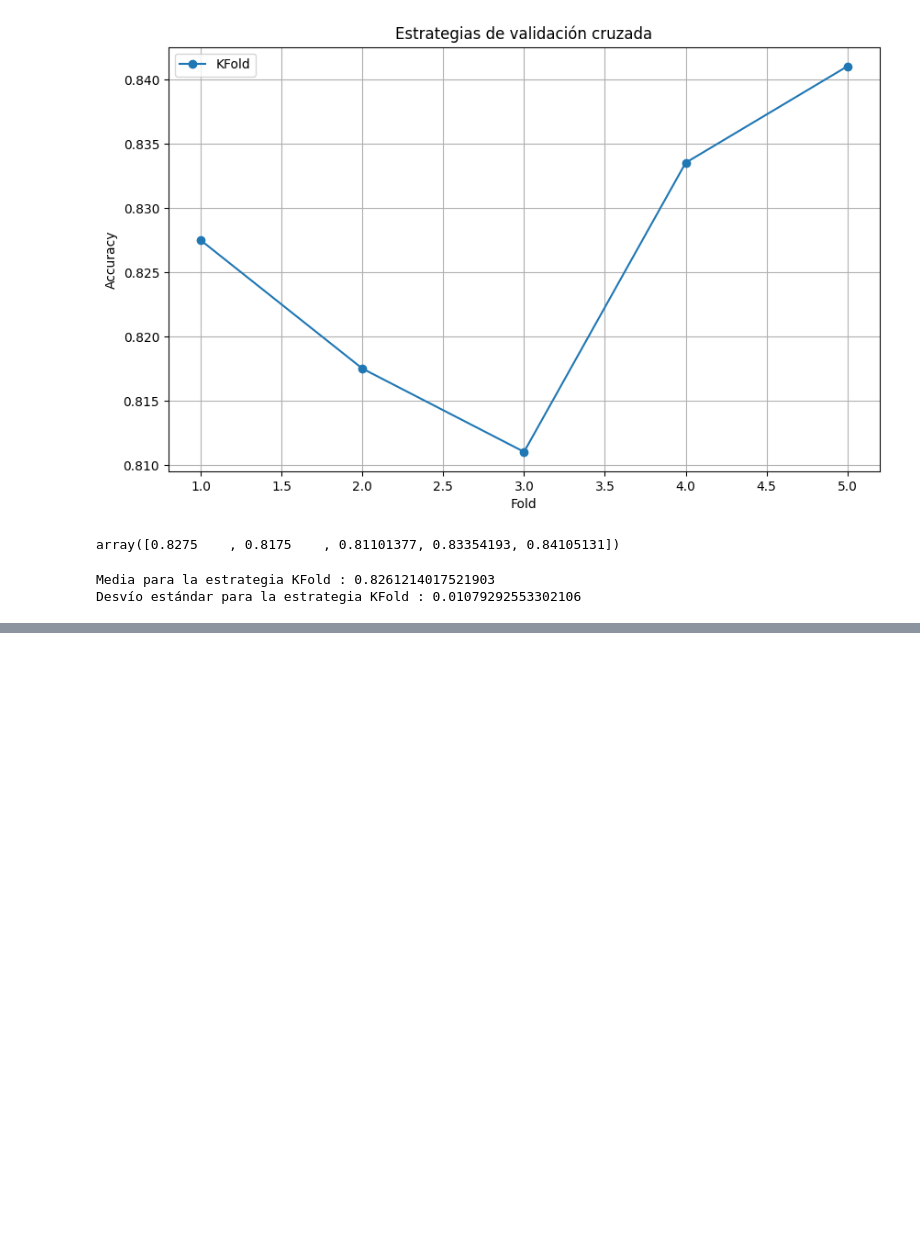
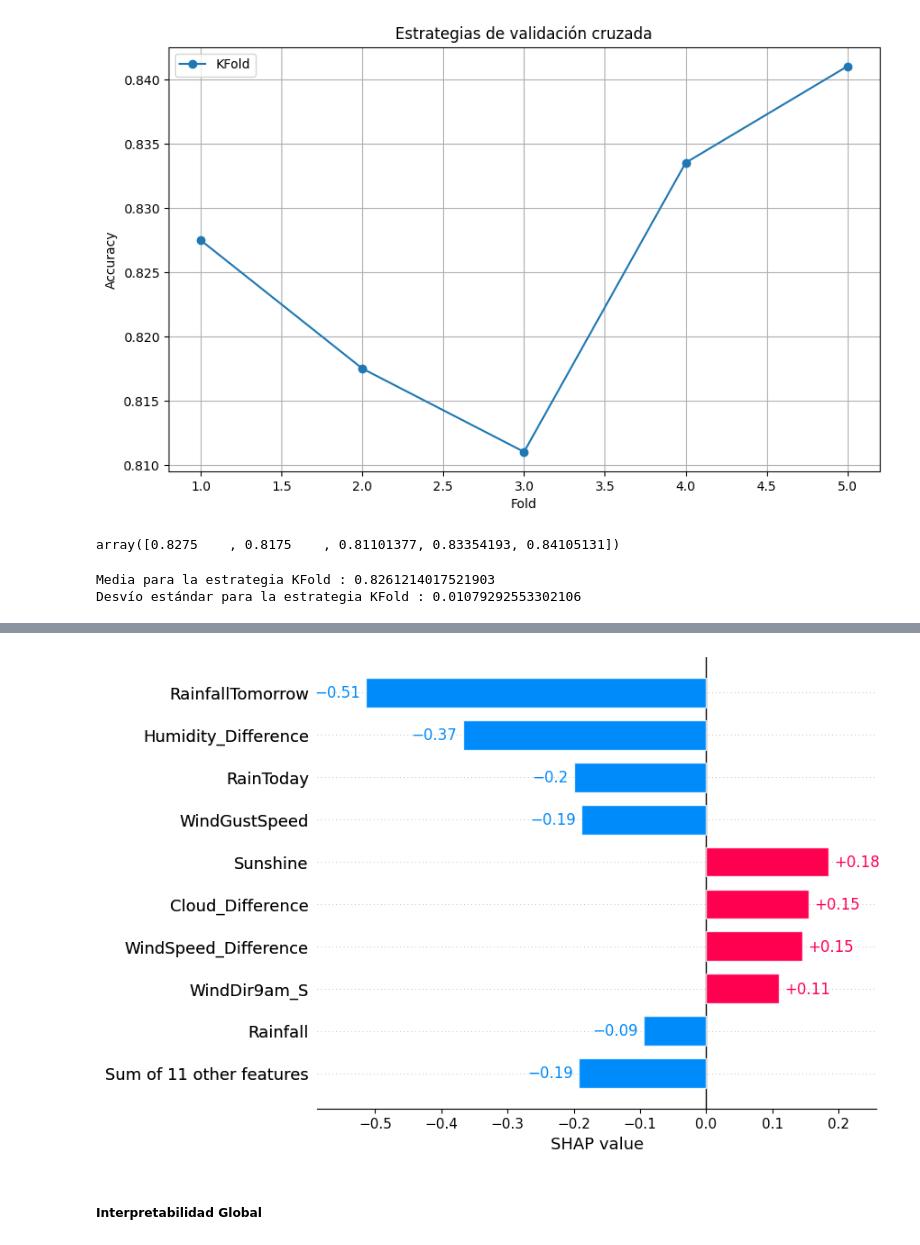
Before and after one commit to franciscoryb1/AA1-TUIA-RodriguezYBarros, a Jupyter notebook: TP-integrador-AA1.ipynb, the cells around one changed output, grey strips where cells are left out. Cells and saved outputs as stored; diff of their text form; code cells hidden in the pictures; blank space fills up the shorter version.

```diff
--- a/TP-integrador-AA1.ipynb
+++ b/TP-integrador-AA1.ipynb
@@ -2401,0 +2722,6 @@ grid_search_mse = mean_squared_error(y_test, best_grid_model.predict(X_test))
+# %%
+shap.plots.bar(explanation)
+# %% [output]
+[figure, added]
+# %% [markdown]
+##### Interpretabilidad Global
```
Also changed, not shown: parts of 38 cells of this notebook.
